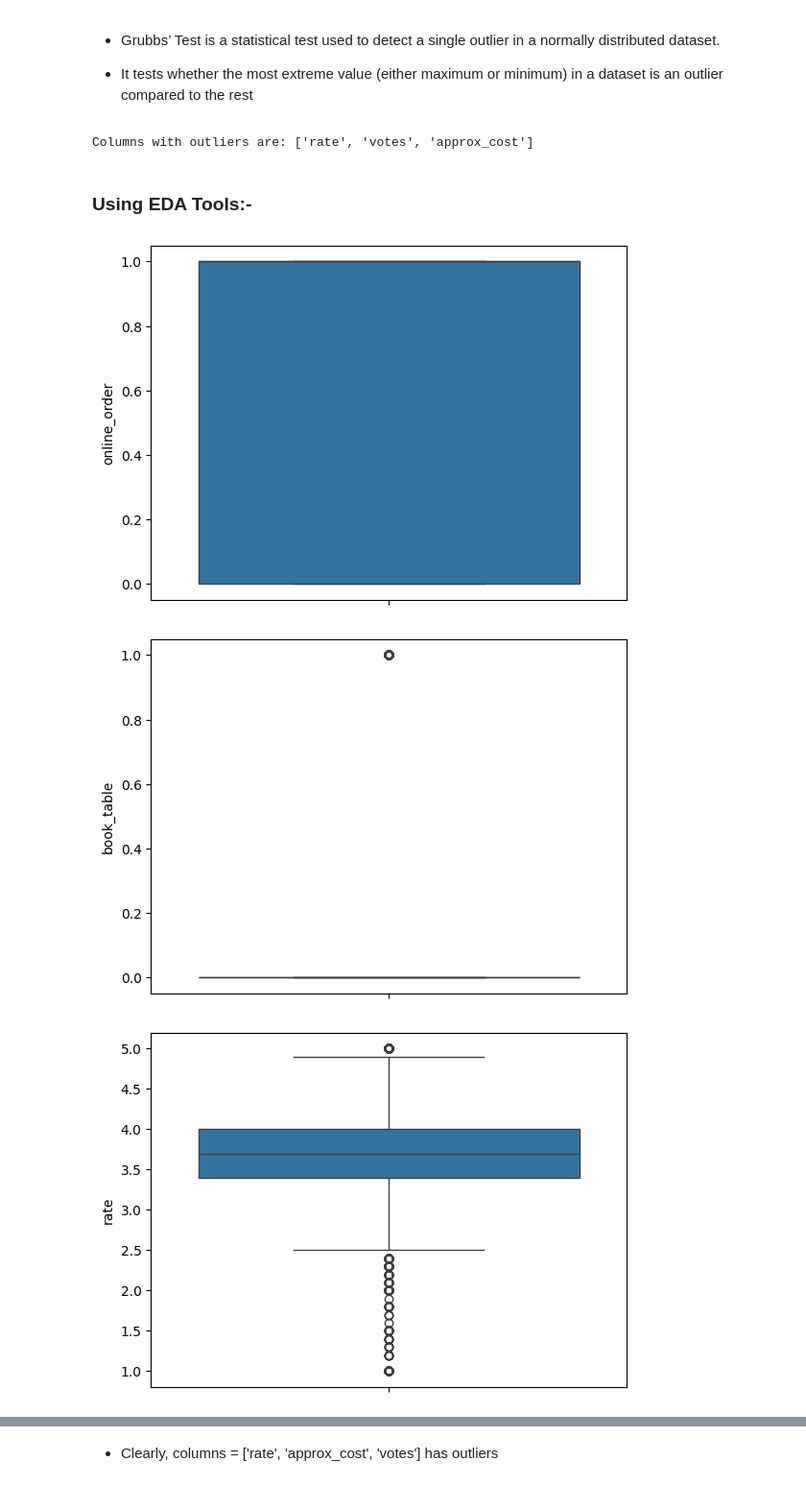
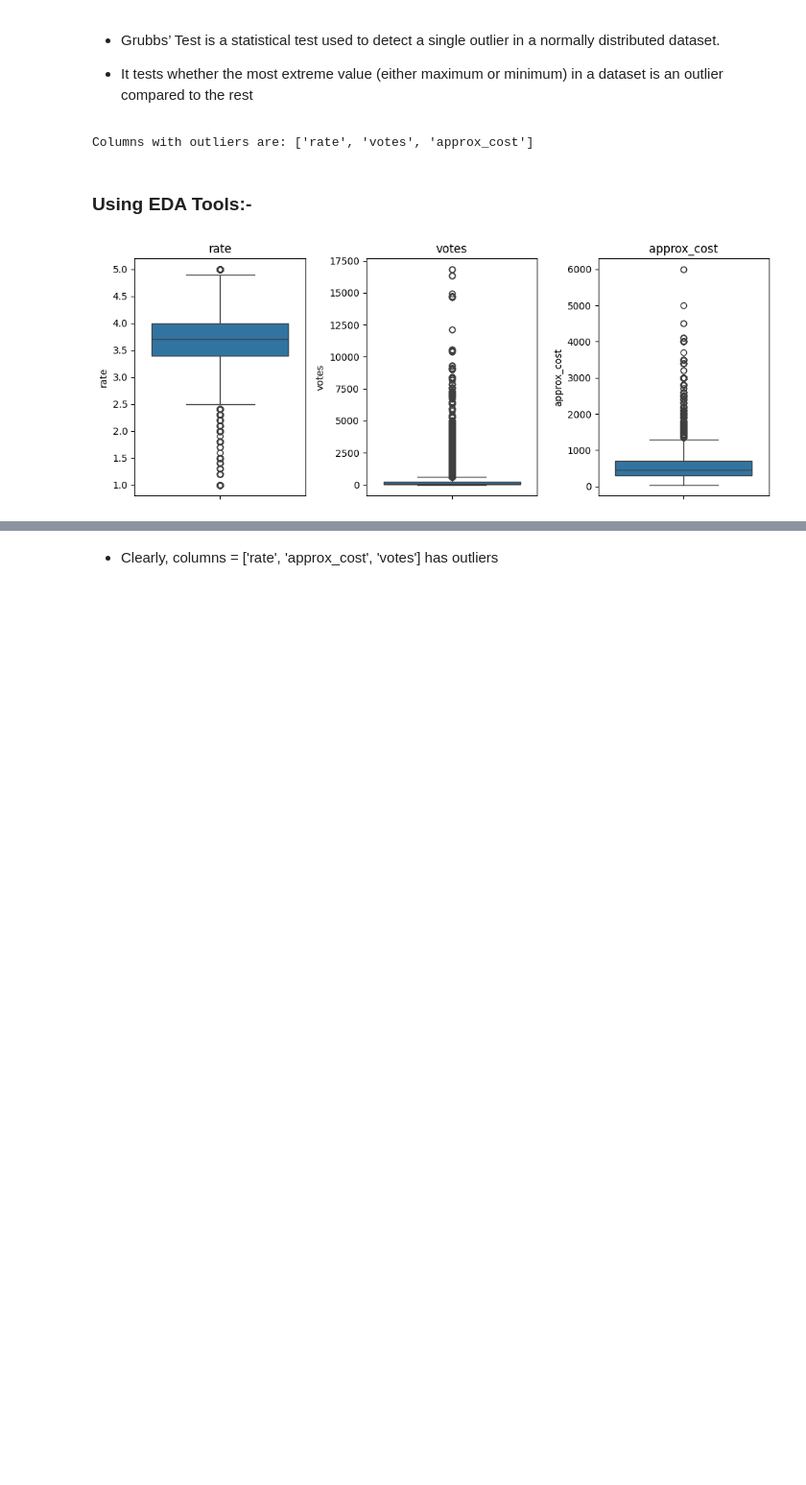
Before and after one commit to bhavbooks/Zomato-Restaurants-Rating-Prediction-, a Jupyter notebook: notebooks/feature_engineering.ipynb, the cells around one changed output, grey strips where cells are left out. Shown at 96% size. Cells and saved outputs as stored; diff of their text form; code cells hidden in the pictures; blank space fills up the shorter version.

```diff
--- a/notebooks/feature_engineering.ipynb
+++ b/notebooks/feature_engineering.ipynb
@@ -143,10 +139,14 @@ Columns with outliers are: ['rate', 'votes', 'approx_cost']
 # %% [markdown]
 ### Using EDA Tools:-
 # %%
-for col in df.columns:
-    sns.boxplot(df[col])
-    plt.show()
+
+numeric_cols = ['rate', 'votes', 'approx_cost']
+plt.figure(figsize=(10,4))
+for i, col in enumerate(numeric_cols):
+    plt.subplot(1,3,i+1)
+    sns.boxplot(y=df_clean[col])
+    plt.title(col)
+plt.tight_layout()
+plt.show()
 # %% [output]
-[figure, old version]
+[figure, new version]
-[figure, removed]
-[figure, removed]
```
Also changed, not shown: parts of 15 cells of this notebook.
